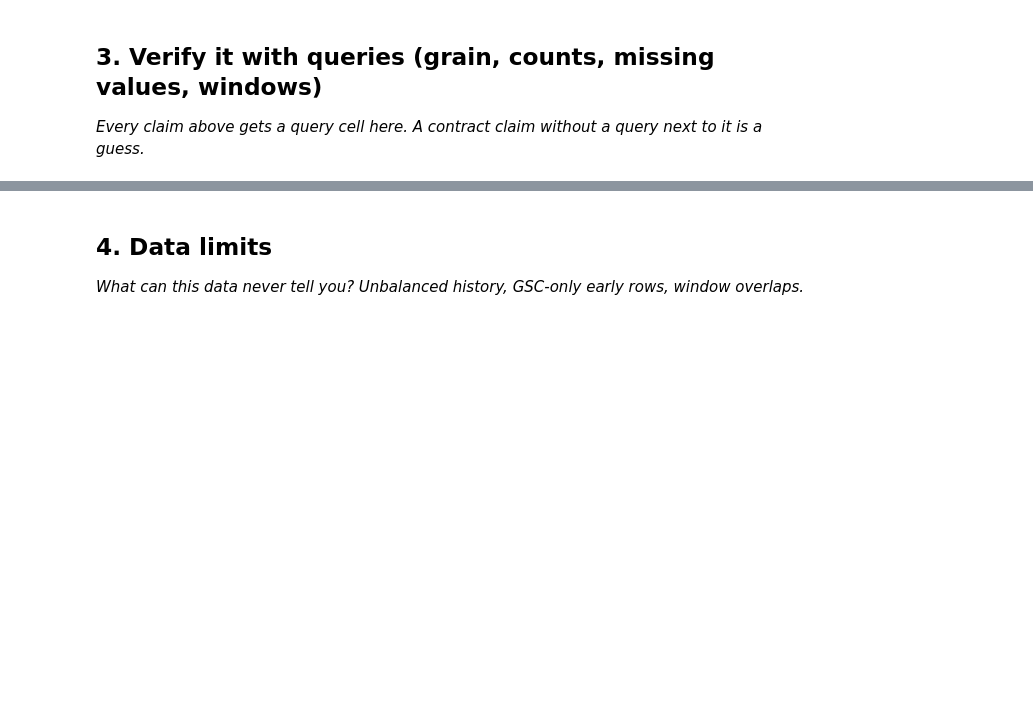
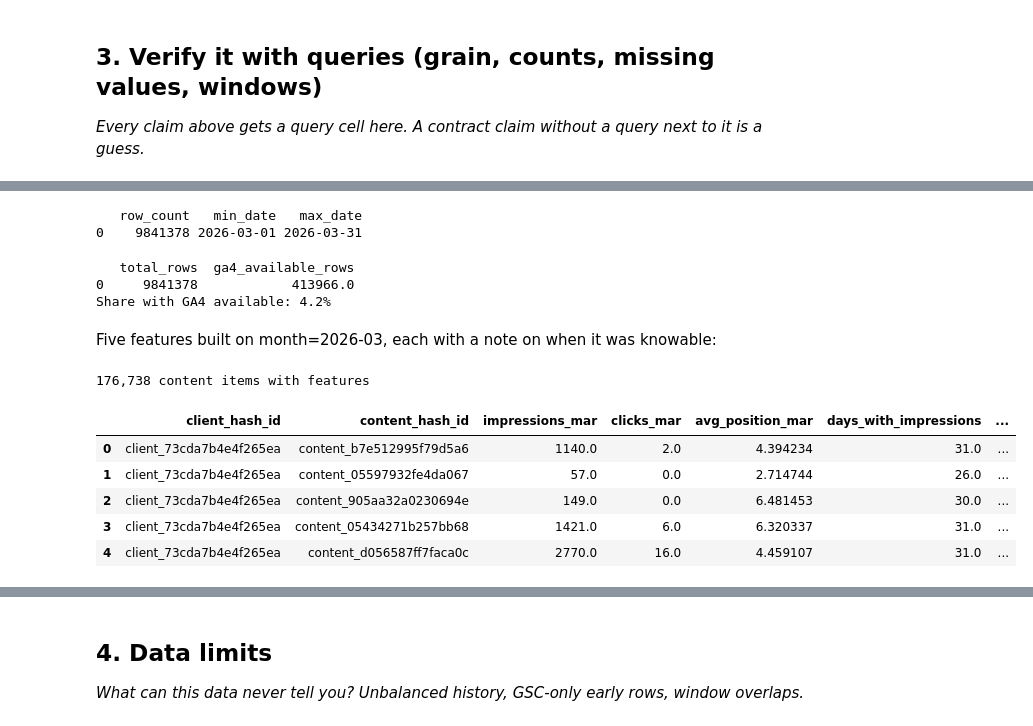
Before and after one commit to neha-raniii/flyrank-ml-internship, a Jupyter notebook: work/notebooks/w03_data_contract.ipynb, the cells around one changed output, grey strips where cells are left out. Cells and saved outputs as stored; diff of their text form; code cells hidden in the pictures; blank space fills up the shorter version.

```diff
--- a/work/notebooks/w03_data_contract.ipynb
+++ b/work/notebooks/w03_data_contract.ipynb
@@ -6,3 +6,28 @@
 This skeleton is yours to fill. Work the sections **in order** — each one has a one-line hint. Simple words, honest numbers.
 
 > Working with an AI assistant? Tell it to read `skills/README.md` first and load the one skill this assignment names on its card.
+# %%
+%pip -q install duckdb huggingface_hub
+
+import os, getpass
+HF_TOKEN = os.environ.get('HF_TOKEN')
+if not HF_TOKEN:
+    try:
+        from google.colab import userdata
+        HF_TOKEN = userdata.get('HF_TOKEN')
+    except Exception:
+        pass
+HF_TOKEN = HF_TOKEN or getpass.getpass('Paste your Hugging Face READ token (hf_...): ')
+
+import duckdb
+con = duckdb.connect()
+con.execute(f"CREATE OR REPLACE SECRET hf (TYPE huggingface, TOKEN '{HF_TOKEN}')")
+
+REL = 'hf://datasets/FlyRank/internship-warehouse'
+TABLES = {
+    'dim_clients':       f"read_parquet('{REL}/dim_clients.parquet')",
+    'dim_content':       f"read_parquet('{REL}/dim_content.parquet')",
+    'fact_daily':        f"read_parquet('{REL}/fact_content_daily_performance/**/*.parquet')",
+    'fact_query_90d':    f"read_parquet('{REL}/fact_content_query_90d.parquet')",
+}
+print("Connected. Ready to query month=2026-03.")
@@ -29,0 +88,49 @@ This skeleton is yours to fill. Work the sections **in order** — each one has
+# %%
+span = con.sql(f"""
+    SELECT COUNT(*) AS row_count, MIN(report_date) AS min_date, MAX(report_date) AS max_date
+    FROM {TABLES['fact_daily']}
+    WHERE report_date >= '2026-03-01' AND report_date < '2026-04-01'
+""").df()
+print(span)
+# %% [output]
+   row_count   min_date   max_date
+0    9841378 2026-03-01 2026-03-31
+# %%
+avail = con.sql(f"""
+    SELECT COUNT(*) AS total_rows,
+           SUM(CASE WHEN ga4_data_available IS TRUE THEN 1 ELSE 0 END) AS ga4_available_rows
+    FROM {TABLES['fact_daily']}
+    WHERE report_date >= '2026-03-01' AND report_date < '2026-04-01'
+""").df()
+print(avail)
+print(f"Share with GA4 available: {avail['ga4_available_rows'][0] / avail['total_rows'][0] * 100:.1f}%")
+# %% [output]
+   total_rows  ga4_available_rows
+0     9841378            413966.0
+Share with GA4 available: 4.2%
+# %% [markdown]
+Five features built on month=2026-03, each with a note on when it was knowable:
+# %%
+features_df = con.sql(f"""
+    SELECT client_hash_id, content_hash_id,
+           SUM(gsc_impressions) AS impressions_mar,
+           SUM(gsc_clicks) AS clicks_mar,
+           AVG(gsc_avg_position) AS avg_position_mar,
+           SUM(CASE WHEN gsc_impressions > 0 THEN 1 ELSE 0 END) AS days_with_impressions,
+           SUM(gsc_clicks) * 1.0 / NULLIF(SUM(gsc_impressions), 0) AS ctr_mar
+    FROM {TABLES['fact_daily']}
+    WHERE report_date >= '2026-03-01' AND report_date < '2026-04-01'
+    GROUP BY 1, 2
+    HAVING SUM(gsc_impressions) > 0
+""").df()
+
+print(f"{len(features_df):,} content items with features")
+features_df.head()
+# %% [output]
+176,738 content items with features
+|  | client_hash_id | content_hash_id | impressions_mar | clicks_mar | avg_position_mar | days_with_impressions | ... |
+| 0 | client_73cda7b4e4f265ea | content_b7e512995f79d5a6 | 1140.0 | 2.0 | 4.394234 | 31.0 | ... |
+| 1 | client_73cda7b4e4f265ea | content_05597932fe4da067 | 57.0 | 0.0 | 2.714744 | 26.0 | ... |
+| 2 | client_73cda7b4e4f265ea | content_905aa32a0230694e | 149.0 | 0.0 | 6.481453 | 30.0 | ... |
+| 3 | client_73cda7b4e4f265ea | content_05434271b257bb68 | 1421.0 | 6.0 | 6.320337 | 31.0 | ... |
+| 4 | client_73cda7b4e4f265ea | content_d056587ff7faca0c | 2770.0 | 16.0 | 4.459107 | 31.0 | ... |
```
Also changed, not shown: parts of 17 cells of this notebook.
